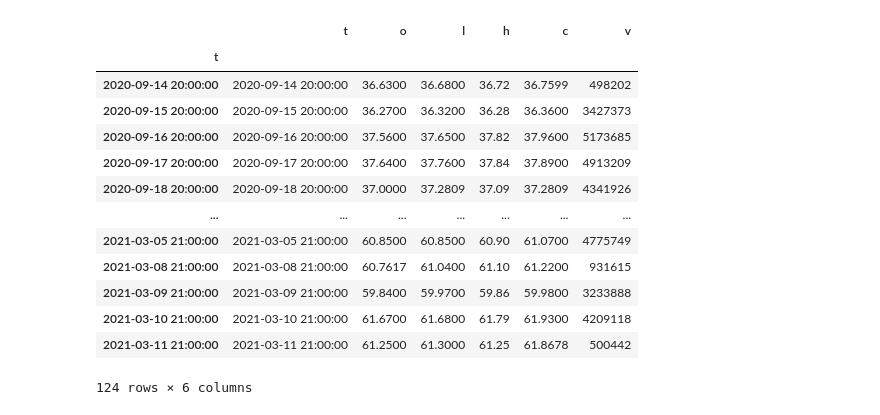
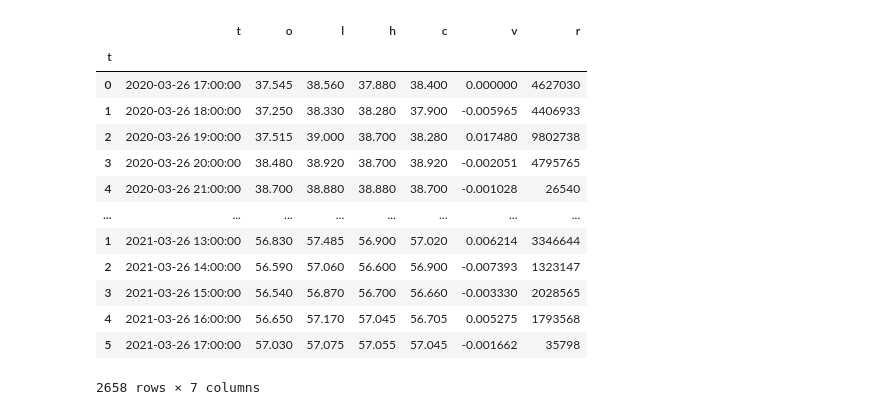
Before and after one commit to tgittos/money-printer-server, a Jupyter notebook: notebooks/stonks/xom.ipynb, the cells around one changed output. Cells and saved outputs as stored; diff of their text form; code cells hidden in the pictures.

```diff
--- a/notebooks/stonks/xom.ipynb
+++ b/notebooks/stonks/xom.ipynb
@@ -10,26 +10,2 @@ from lib.finnhub.data import FinnhubData as finnhub
 from lib.oscillators import macd_over_period, stochastic_over_period
 from lib.charts import chart
-# %%
-ticker = 'XOM'
-
-fh = finnhub()
-data = fh.get_historical_data(ticker, fh.get_daily_closings, days = 180)
-
-data.index = data['t']
-data.sort_index()
-data.drop_duplicates()
-# %% [output]
-|  | t | o | l | h | c | v |
-| t |  |  |  |  |  |  |
-| 2020-09-14 20:00:00 | 2020-09-14 20:00:00 | 36.6300 | 36.6800 | 36.72 | 36.7599 | 498202 |
-| 2020-09-15 20:00:00 | 2020-09-15 20:00:00 | 36.2700 | 36.3200 | 36.28 | 36.3600 | 3427373 |
-| 2020-09-16 20:00:00 | 2020-09-16 20:00:00 | 37.5600 | 37.6500 | 37.82 | 37.9600 | 5173685 |
-| 2020-09-17 20:00:00 | 2020-09-17 20:00:00 | 37.6400 | 37.7600 | 37.84 | 37.8900 | 4913209 |
-| 2020-09-18 20:00:00 | 2020-09-18 20:00:00 | 37.0000 | 37.2809 | 37.09 | 37.2809 | 4341926 |
-| ... | ... | ... | ... | ... | ... | ... |
-| 2021-03-05 21:00:00 | 2021-03-05 21:00:00 | 60.8500 | 60.8500 | 60.90 | 61.0700 | 4775749 |
-| 2021-03-08 21:00:00 | 2021-03-08 21:00:00 | 60.7617 | 61.0400 | 61.10 | 61.2200 | 931615 |
-| 2021-03-09 21:00:00 | 2021-03-09 21:00:00 | 59.8400 | 59.9700 | 59.86 | 59.9800 | 3233888 |
-| 2021-03-10 21:00:00 | 2021-03-10 21:00:00 | 61.6700 | 61.6800 | 61.79 | 61.9300 | 4209118 |
-| 2021-03-11 21:00:00 | 2021-03-11 21:00:00 | 61.2500 | 61.3000 | 61.25 | 61.8678 | 500442 |
-124 rows × 6 columns
@@ -35,0 +16,17 @@ data.drop_duplicates()
+# %%
+mysql.update_candles(ticker, 60)
+# %% [output]
+|  | t | o | l | h | c | v | r |
+| t |  |  |  |  |  |  |  |
+| 0 | 2020-03-26 17:00:00 | 37.545 | 38.560 | 37.880 | 38.400 | 0.000000 | 4627030 |
+| 1 | 2020-03-26 18:00:00 | 37.250 | 38.330 | 38.280 | 37.900 | -0.005965 | 4406933 |
+| 2 | 2020-03-26 19:00:00 | 37.515 | 39.000 | 38.700 | 38.280 | 0.017480 | 9802738 |
+| 3 | 2020-03-26 20:00:00 | 38.480 | 38.920 | 38.700 | 38.920 | -0.002051 | 4795765 |
+| 4 | 2020-03-26 21:00:00 | 38.700 | 38.880 | 38.880 | 38.700 | -0.001028 | 26540 |
+| ... | ... | ... | ... | ... | ... | ... | ... |
+| 1 | 2021-03-26 13:00:00 | 56.830 | 57.485 | 56.900 | 57.020 | 0.006214 | 3346644 |
+| 2 | 2021-03-26 14:00:00 | 56.590 | 57.060 | 56.600 | 56.900 | -0.007393 | 1323147 |
+| 3 | 2021-03-26 15:00:00 | 56.540 | 56.870 | 56.700 | 56.660 | -0.003330 | 2028565 |
+| 4 | 2021-03-26 16:00:00 | 56.650 | 57.170 | 57.045 | 56.705 | 0.005275 | 1793568 |
+| 5 | 2021-03-26 17:00:00 | 57.030 | 57.075 | 57.055 | 57.045 | -0.001662 | 35798 |
+2658 rows × 7 columns
```
Also changed, not shown: parts of 5 cells of this notebook, 22 other files.
